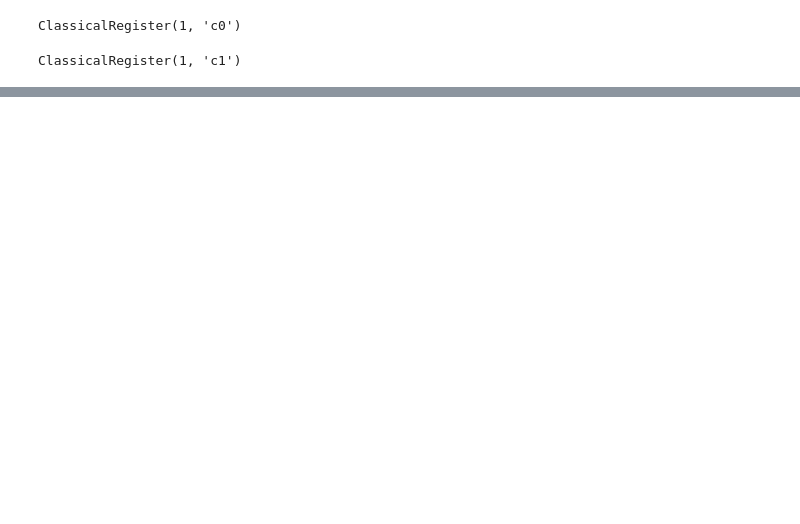
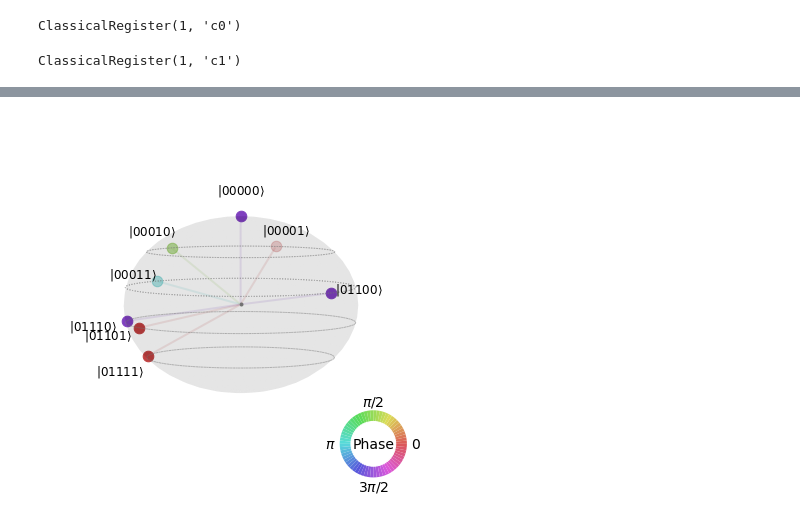
Before and after one commit to CameronBeebe/Qiskit, a Jupyter notebook: Teleportation_GHZ.ipynb, the cells around one changed output, grey strips where cells are left out. Saved outputs shown, nothing was run; the diff lists cells and outputs as text; code cells hidden in the pictures; blank space fills up the shorter version.

```diff
--- a/Teleportation_GHZ.ipynb
+++ b/Teleportation_GHZ.ipynb
@@ -49,0 +93,4 @@ c1: 1/═══════════════
+# %%
+qiskit.visualization.state_visualization.plot_state_qsphere(out_state)
+# %% [output]
+[figure, added]
```
Also changed, not shown: parts of 14 cells of this notebook.
